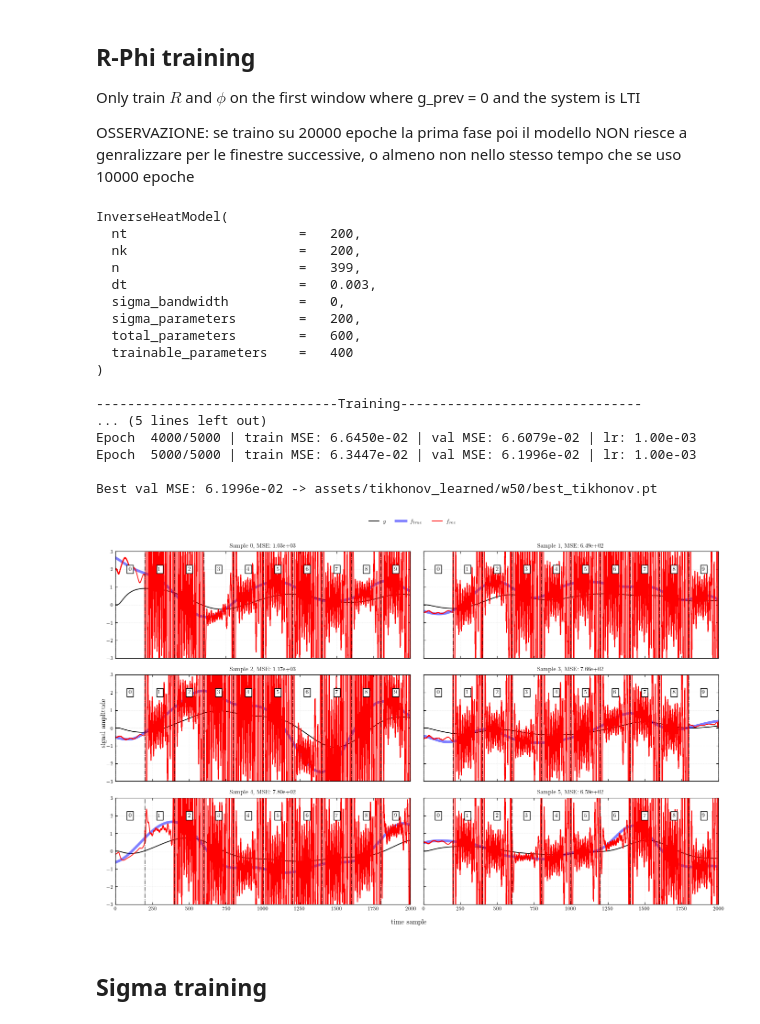
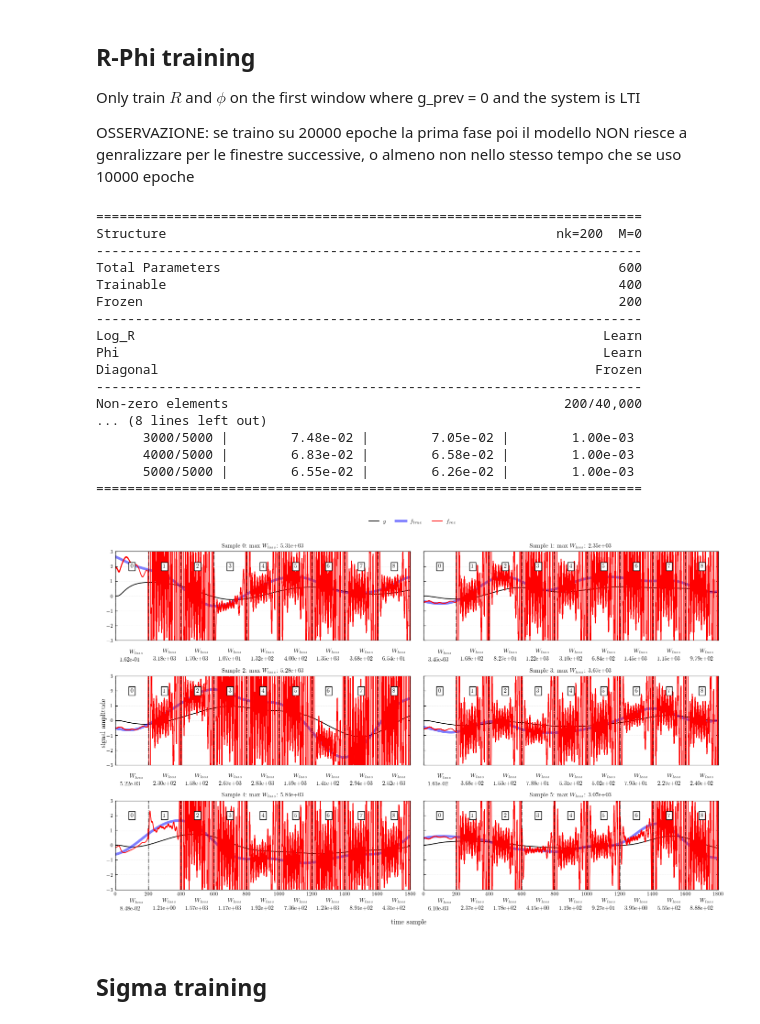
Before and after one commit to Sparisi01/RPM_implementation, a Jupyter notebook: tikhonov_learned_window.ipynb, the cells around one changed output. Cells and saved outputs as stored; diff of their text form; code cells hidden in the pictures.

```diff
--- a/tikhonov_learned_window.ipynb
+++ b/tikhonov_learned_window.ipynb
@@ -210,7 +219,7 @@ DATASET_CODE    = "w50/"
 H5_PATH         =  f"dataset/{DATASET_CODE}dataset.h5"
 M               = 0
 W               = 200
-VAL_FRACTION    = 0.1
+VAL_FRACTION    = 0.5
 SEED            = 42
 # %%
 device = "cuda" if torch.cuda.is_available() else "cpu"
@@ -425,20 +438,17 @@ def predictions_plot(
 
     axes = np.array(axes).reshape(-1)
 
+
     g_test_w, f_test_w = make_windows(g_val,f_val,W)
+    _ ,n_windows ,_ = g_test_w.shape
 
     for index in range(n_plots):
-
-        loss_windows_array = []
 
         g_test = g_val[index][:max_index]
         f_test = f_val[index][:max_index]
         f_pred = predict(model,g_test,W)
 
-        loss = _windowed_loss(model, g_test_w[[index],:,:], f_test_w[[index],:,:], loss_function)
-
-        #for j in range(n_windows):
-            #loss_windows_array.append(loss_function(g_test_w[[index],[j],:], f_pred[j*W:(j+1)*W]))
+        loss_array = []
 
         ax = axes[index]
 
@@ -447,7 +457,8 @@ def predictions_plot(
         ax.plot(f_pred.cpu().numpy(), label=r"$f_{rec}$",  c="r")
 
         # Plot windows separation and windows number
-        for j in range(n_windows + 1):
+        for j in range(n_windows):
+            loss_array.append(_windowed_loss(model, g_test_w[index:index+1, j:j+1, :], f_test_w[index:index+1, j:j+1, :], loss_function))
 
             ax.axvline(W*j, c="k", ls="-.", alpha =0.8, lw=1)
 
@@ -462,11 +473,11 @@ def predictions_plot(
                             edgecolor="black",
                             linewidth=1
                         ))
-                #ax.text(W*(j+0.5),min_y -1,f"W_MSE\n{loss_windows_array[j]:.2e}",ha="center",va="center")
+                ax.text(W*(j+0.5),min_y -1,rf"$W_{{loss}}$\\{loss_array[j]:.2e}",ha="center",va="center")
 
         ax.set_xlim([min_index, max_index])
         ax.set_ylim([min_y, max_y])
-        ax.set_title(f"Sample {index}, MSE: {loss:.2e}")
+        ax.set_title(fr"Sample {index}: max $W_{{loss}}$: {torch.stack(loss_array).max().item():.2e}")
         ax.grid()
 
     # Hide subplot not used
@@ -510,41 +521,42 @@ OSSERVAZIONE: se traino su 20000 epoche la prima fase poi il modello NON riesce
 # %%
 if DO_TRAINING:
 
     model.freeze_all()
     model.unfreeze_phi()
     model.unfreeze_R()
+    model.summary()
 
     history = train(
         model        = model,
         g_tr_wins    = g_tr_wins[:,[0],:],
         f_tr_wins    = f_tr_wins[:,[0],:],
         g_va_wins    = g_va_wins[:,[0],:],
         f_va_wins    = f_va_wins[:,[0],:],
-        n_epochs     = 5000,
+        n_epochs     = 10000,
         checkpoint_path = f"assets/tikhonov_learned/{DATASET_CODE}best_tikhonov.pt",
         log_every    = 1000
     )
 
-predictions_plot(g_val, f_val, W = W,max_window=10)
+predictions_plot(g_val, f_val, W = W, max_window=9)
 # %% [output]
-InverseHeatModel(
-  nt                      =   200,
-  nk                      =   200,
-  n                       =   399,
-  dt                      =   0.003,
-  sigma_bandwidth         =   0,
-  sigma_parameters        =   200,
-  total_parameters        =   600,
-  trainable_parameters    =   400
-)
-
--------------------------------Training-------------------------------
-... (5 lines left out)
-Epoch  4000/5000 | train MSE: 6.6450e-02 | val MSE: 6.6079e-02 | lr: 1.00e-03
-Epoch  5000/5000 | train MSE: 6.3447e-02 | val MSE: 6.1996e-02 | lr: 1.00e-03
-
-Best val MSE: 6.1996e-02 -> assets/tikhonov_learned/w50/best_tikhonov.pt
+======================================================================
+Structure                                                  nk=200  M=0
+----------------------------------------------------------------------
+Total Parameters                                                   600
+Trainable                                                          400
+Frozen                                                             200
+----------------------------------------------------------------------
+Log_R                                                            Learn
+Phi                                                              Learn
+Diagonal                                                        Frozen
+----------------------------------------------------------------------
+Non-zero elements                                           200/40,000
+... (8 lines left out)
+      3000/5000 |        7.48e-02 |        7.05e-02 |        1.00e-03
+      4000/5000 |        6.83e-02 |        6.58e-02 |        1.00e-03
+      5000/5000 |        6.55e-02 |        6.26e-02 |        1.00e-03
+======================================================================
-[figure, old version]
+[figure, new version]
 # %% [markdown]
 ## Sigma training
 # %%
```
Also changed, not shown: parts of 8 cells of this notebook, 3 other files.
